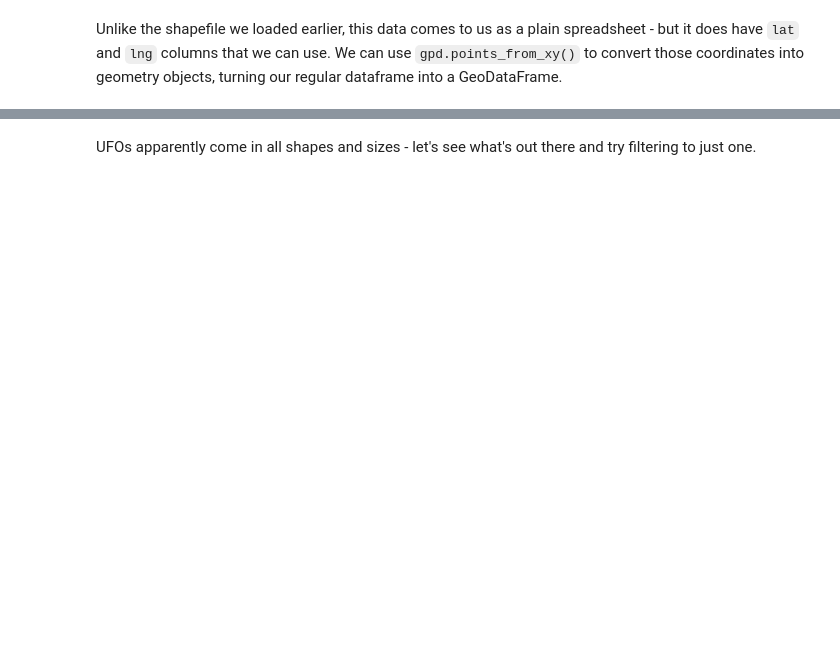
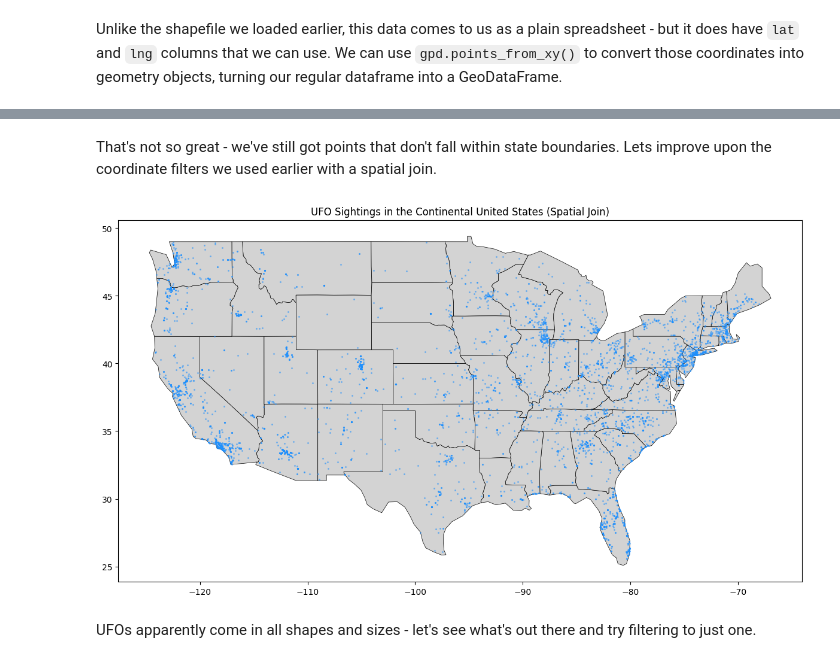
Before and after one commit to zjscholnick/ucsb-geog-club-workshop-1-2026, a Jupyter notebook: Workshop-1.ipynb, the cells around one changed output, grey strips where cells are left out. Cells and saved outputs as stored; diff of their text form; code cells hidden in the pictures; blank space fills up the shorter version.

```diff
--- a/Workshop-1.ipynb
+++ b/Workshop-1.ipynb
@@ -364,3 +381,16 @@ plt.show()
+# %% [markdown]
+That's not so great - we've still got points that don't fall within state boundaries. Lets improve upon the coordinate filters we used earlier with a spatial join.
+# %%
+ufo_conus = gpd.sjoin(ufo_gdf, states_conus[['geometry']], how='inner', predicate='within')
+# %%
+fig, ax = plt.subplots(figsize=(12, 8))
+states_conus.plot(ax=ax, color="lightgray", edgecolor="black", linewidth=0.5)
+ufo_conus.plot(ax=ax, color="dodgerblue", markersize=1.5, alpha=0.4)
+ax.set_title("UFO Sightings in the Continental United States (Spatial Join)")
+plt.tight_layout()
+plt.show()
+# %% [output]
+[figure, added]
 # %% [markdown]
 UFOs apparently come in all shapes and sizes - let's see what's out there and try filtering to just one.
 # %%
```
Also changed, not shown: parts of 14 cells of this notebook, 12 other files.
